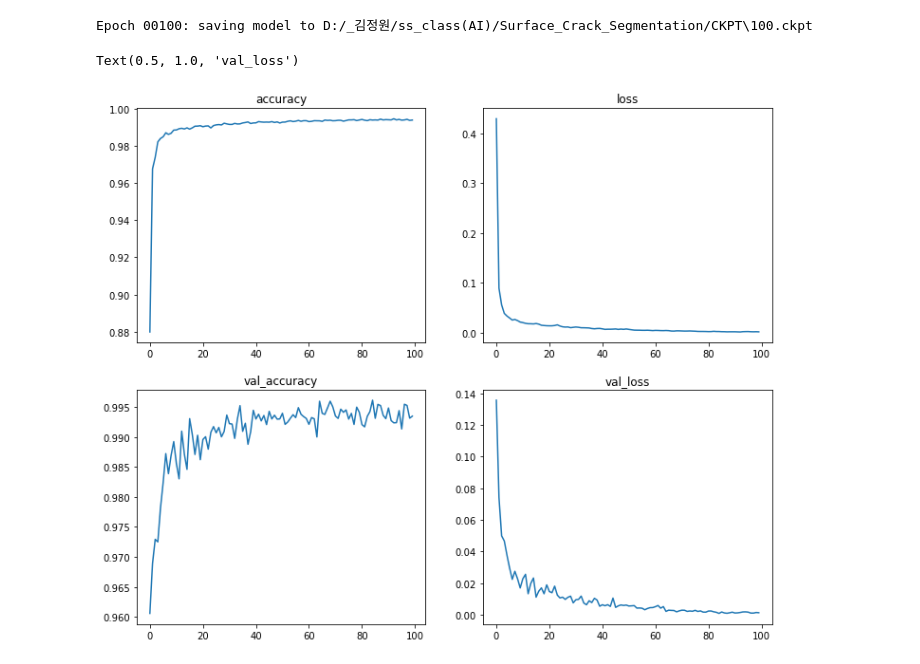
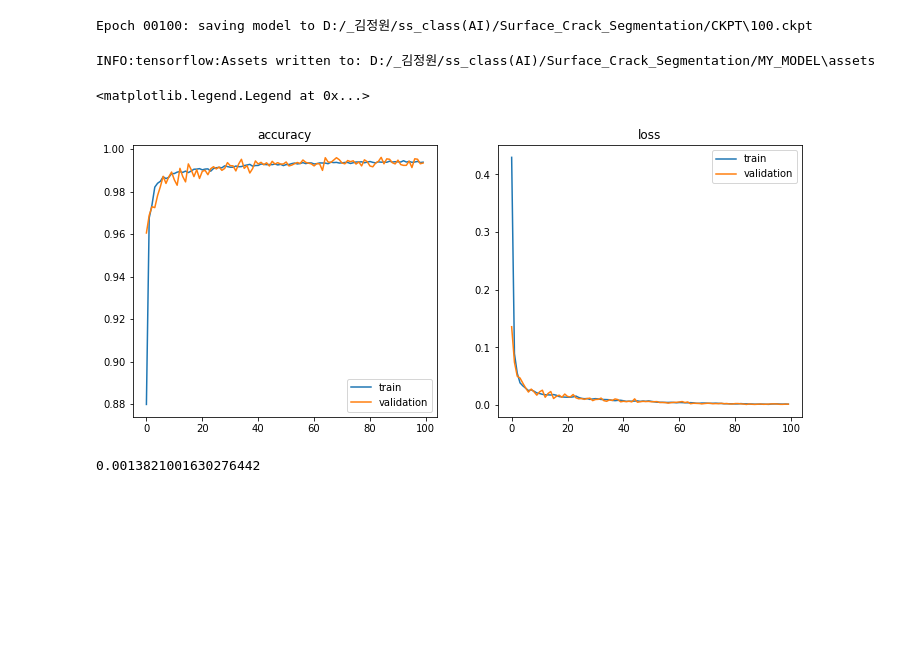
Before and after one commit to malheading/Surface_Crack_Segmentation, a Jupyter notebook: Crack_Segmentation_polygon.ipynb, the cells around one changed output. Saved outputs shown, nothing was run; the diff lists cells and outputs as text; code cells hidden in the pictures; blank space fills up the shorter version.

Commit message:
Final_Commit?
Training and Plotting for everything was finished

```diff
--- a/Crack_Segmentation_polygon.ipynb
+++ b/Crack_Segmentation_polygon.ipynb
@@ -315,24 +315,44 @@ Epoch 00100: saving model to D:/_김정원/ss_class(AI)/Surface_Crack_Segmentati
 if colab:
   model.save("/content/Surface_Crack_Segmentation/MY_MODEL")
 else:
+    model.save("D:/_김정원/ss_class(AI)/Surface_Crack_Segmentation/MY_MODEL")
     pass
-#   model.save("D:/_김정원/ss_class(AI)/Surface_Crack_Segmentation/MY_MODEL")
+# %% [output]
+INFO:tensorflow:Assets written to: D:/_김정원/ss_class(AI)/Surface_Crack_Segmentation/MY_MODEL\assets
 # %%
-plt.figure(figsize=(12,10))
-plt.subplot(2,2,1)
-plt.plot(model_history.history['accuracy'])
+# plt.figure(figsize=(12,10))
+# plt.subplot(2,2,1)
+# plt.plot(model_history.history['accuracy'])
+# plt.title('accuracy')
+# plt.subplot(2,2,2)
+# plt.plot(model_history.history['loss'])
+# plt.title('loss')
+
+# plt.subplot(2,2,3)
+# plt.plot(model_history.history['val_accuracy'])
+# plt.title('val_accuracy')
+
+# plt.subplot(2,2,4)
+# plt.plot(model_history.history['val_loss'])
+# plt.title('val_loss')
+
+plt.figure(figsize=(12,5))
+plt.subplot(1,2,1)
+plt.plot(model_history.history['accuracy'],label = 'train')
+plt.plot(model_history.history['val_accuracy'], label = 'validation')
 plt.title('accuracy')
-plt.subplot(2,2,2)
-plt.plot(model_history.history['loss'])
+plt.legend()
+
+plt.subplot(1,2,2)
+plt.plot(model_history.history['loss'],label='train')
+plt.plot(model_history.history['val_loss'],label='validation')
 plt.title('loss')
-
-plt.subplot(2,2,3)
-plt.plot(model_history.history['val_accuracy'])
-plt.title('val_accuracy')
-
-plt.subplot(2,2,4)
-plt.plot(model_history.history['val_loss'])
-plt.title('val_loss')
+plt.legend()
 # %% [output]
-Text(0.5, 1.0, 'val_loss')
+<matplotlib.legend.Legend at 0x...>
-[figure, old version]
+[figure, new version]
+# %%
+model_history.history['val_accuracy'][-1]
+model_history.history['val_loss'][-1]
+# %% [output]
+0.0013821001630276442
```
Also changed, not shown: 6 other files.
